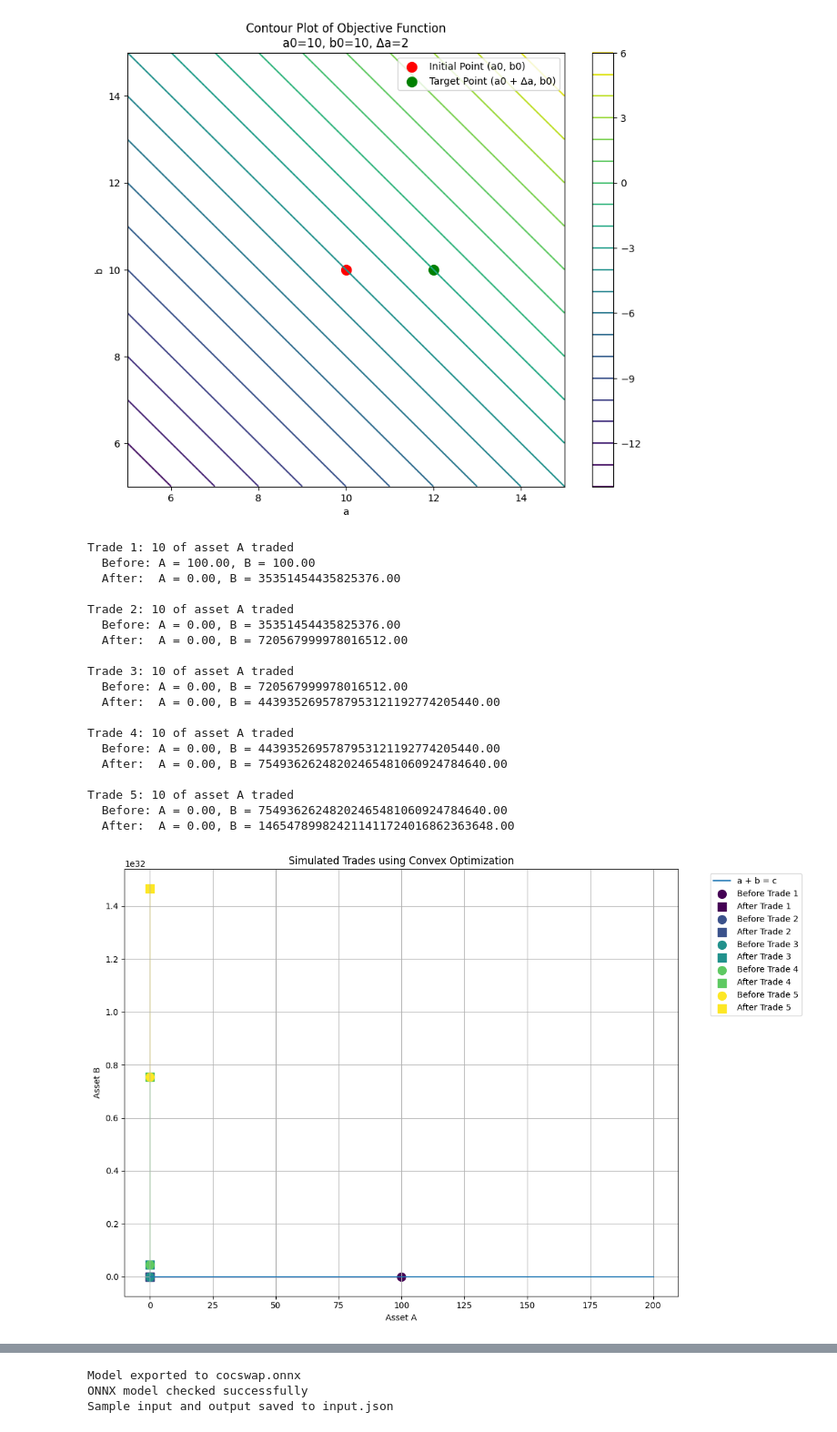
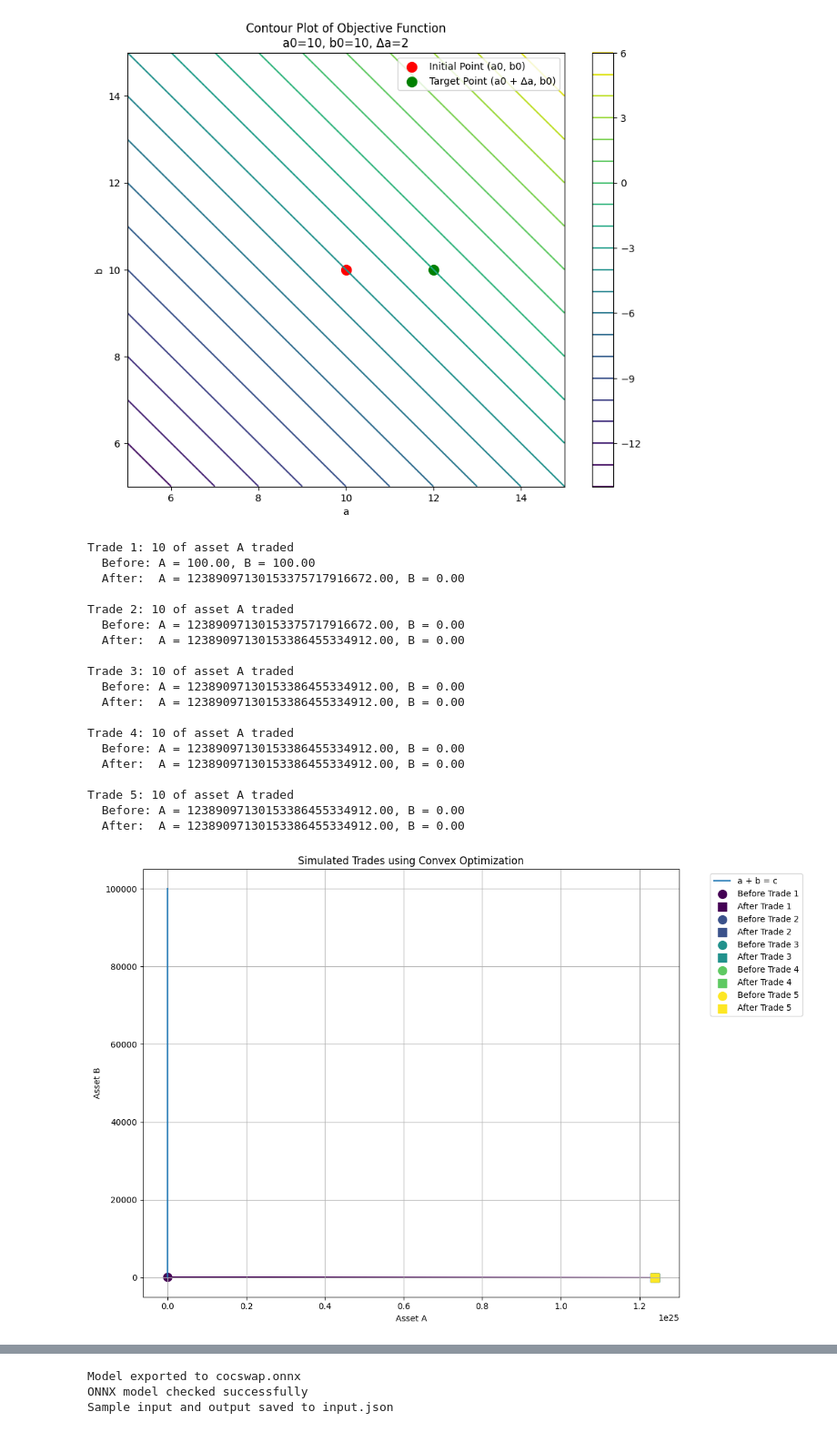
Before and after one commit to JSeam2/cocswap, a Jupyter notebook: math/cocswap_modeling.ipynb, the cells around one changed output, grey strips where cells are left out. Shown at 91% size. Saved outputs shown, nothing was run; the diff lists cells and outputs as text; code cells hidden in the pictures.

```diff
--- a/math/cocswap_modeling.ipynb
+++ b/math/cocswap_modeling.ipynb
@@ -442,8 +442,9 @@ class Pool:
         self.b = b
         self.c = a*b
 
+
     def objective_function(self, x):
-        return (x[0] - (self.a + self.delta_a)) * (x[1] - (self.b + self.delta_b))
+        return (x[0] - (self.a - self.delta_a)) * (x[1] - (self.b))
 
     def constraint(self, x):
         return x[0] * x[1] - self.c
@@ -484,40 +485,40 @@ def plot_trade(pool, trade_amount, num_trades=5):
         print()
 
     plt.xlabel('Asset A')
     plt.ylabel('Asset B')
     plt.title('Simulated Trades using Convex Optimization')
     plt.legend(bbox_to_anchor=(1.05, 1), loc='upper left')
     plt.tight_layout()
     plt.grid(True)
     plt.show()
 
 # Initialize the pool
 initial_a = 100
 initial_b = 100
 c = initial_a + initial_b
 pool = Pool(initial_a, initial_b, c)
 
 # Simulate trades
 trade_amount = 10
 plot_trade(pool, trade_amount)
 # %% [output]
 Trade 1: 10 of asset A traded
   Before: A = 100.00, B = 100.00
-  After:  A = 0.00, B = 35351454435825376.00
+  After:  A = 12389097130153375717916672.00, B = 0.00
 
 Trade 2: 10 of asset A traded
-  Before: A = 0.00, B = 35351454435825376.00
-  After:  A = 0.00, B = 720567999978016512.00
+  Before: A = 12389097130153375717916672.00, B = 0.00
+  After:  A = 12389097130153386455334912.00, B = 0.00
 
 Trade 3: 10 of asset A traded
-  Before: A = 0.00, B = 720567999978016512.00
-  After:  A = 0.00, B = 4439352695787953121192774205440.00
+  Before: A = 12389097130153386455334912.00, B = 0.00
+  After:  A = 12389097130153386455334912.00, B = 0.00
 
 Trade 4: 10 of asset A traded
-  Before: A = 0.00, B = 4439352695787953121192774205440.00
-  After:  A = 0.00, B = 75493626248202465481060924784640.00
+  Before: A = 12389097130153386455334912.00, B = 0.00
+  After:  A = 12389097130153386455334912.00, B = 0.00
 
 Trade 5: 10 of asset A traded
-  Before: A = 0.00, B = 75493626248202465481060924784640.00
-  After:  A = 0.00, B = 146547899824211411724016862363648.00
+  Before: A = 12389097130153386455334912.00, B = 0.00
+  After:  A = 12389097130153386455334912.00, B = 0.00
-[figure, old version]
+[figure, new version]
```
Also changed, not shown: parts of 9 cells of this notebook.
